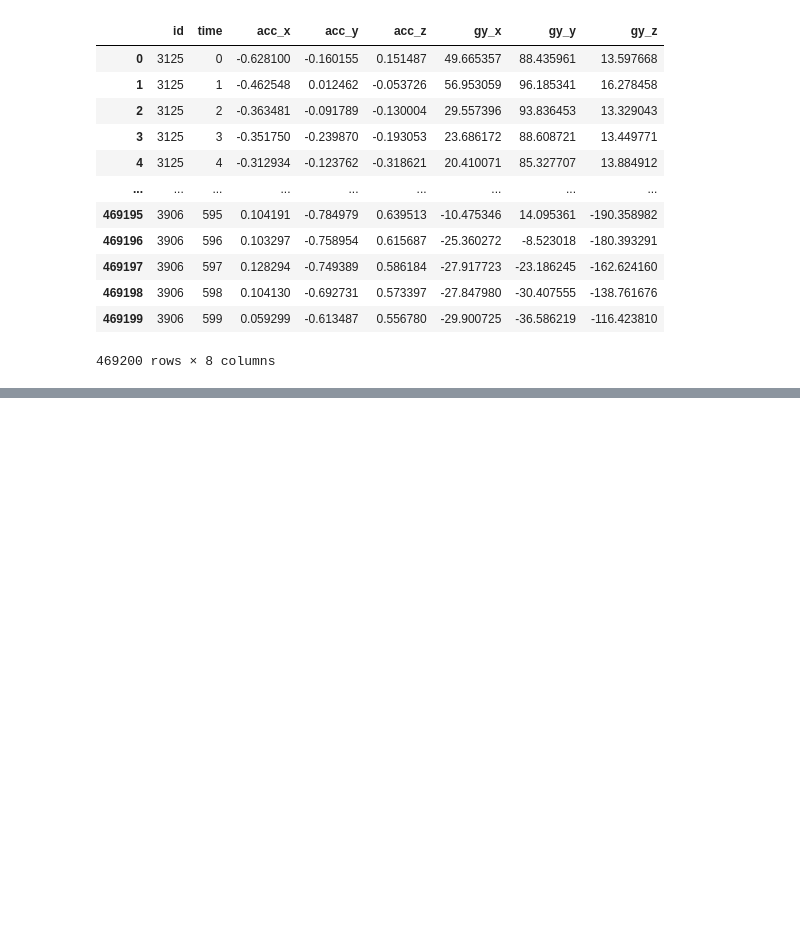
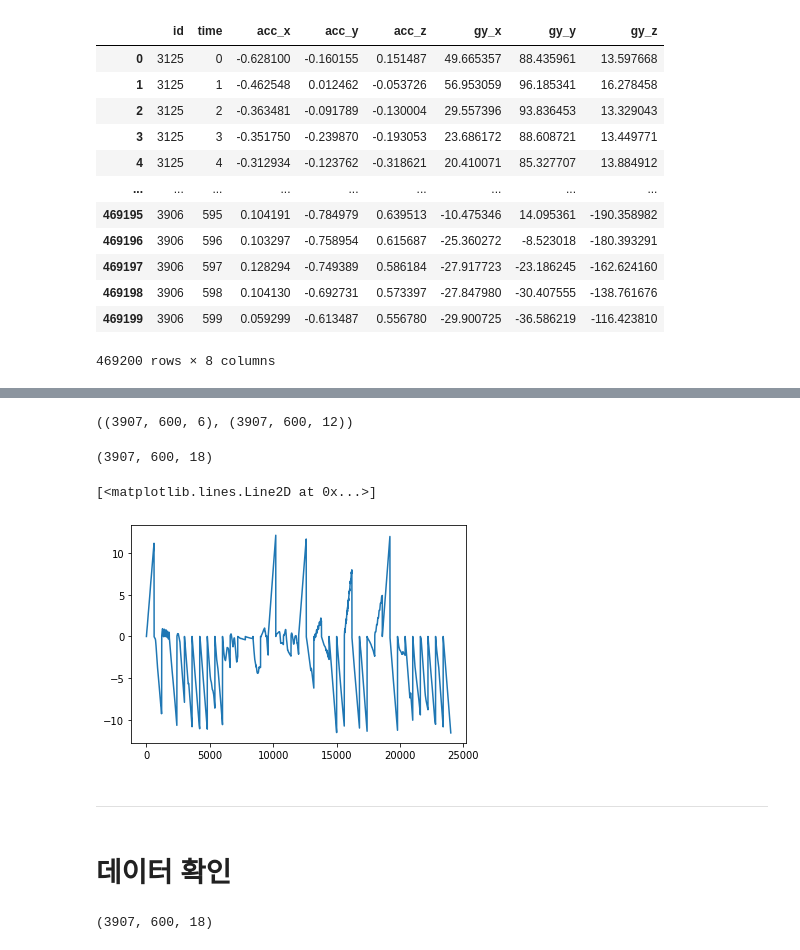
Before and after one commit to Kitsunetic/motion-classification-dacon, a Jupyter notebook: EDA.ipynb, the cells around one changed output, grey strips where cells are left out. Drawn from its saved outputs; the diff is of its cells as text; code cells hidden in the pictures; blank space fills up the shorter version.

```diff
--- a/EDA.ipynb
+++ b/EDA.ipynb
@@ -74,0 +156,3 @@ for i, name in enumerate(train_y.label_desc.unique(), 1):
+# %%
+X = np.stack(X).astype(np.float32)
+Y = np.stack(Y).astype(np.int64)
@@ -74,0 +163,8 @@ for i, name in enumerate(train_y.label_desc.unique(), 1):
+# %%
+print(f"{' ':8}{'max':>14}{'min':>14}{'mean':>14}{'std':>14}")
+for i, name in enumerate(columns):
+    print(
+        f"{name:8}:",
+        f"{X[..., i].max():12.4f}, {X[..., i].min():12.4f},",
+        f"{X[..., i].mean():12.4f}, {X[..., i].std():12.4f}",
+    )
@@ -74,0 +192,32 @@ for i, name in enumerate(train_y.label_desc.unique(), 1):
+# %%
+additives = []
+for j in tqdm(range(3907), total=3907, ncols=100):
+    x = X[j]
+    AVx, AVy, AVz, GVx, GVy, GVz = [0], [0], [0], [0], [0], [0]
+
+    for i in range(1, 600):
+        AVx.append(AVx[i - 1] + x[i - 1, 0] * 0.02)
+        AVy.append(AVy[i - 1] + x[i - 1, 1] * 0.02)
+        AVz.append(AVz[i - 1] + x[i - 1, 2] * 0.02)
+        GVx.append(GVx[i - 1] + x[i - 1, 3] * 0.02)
+        GVy.append(GVy[i - 1] + x[i - 1, 4] * 0.02)
+        GVz.append(GVz[i - 1] + x[i - 1, 5] * 0.02)
+
+    ADx, ADy, ADz, GDx, GDy, GDz = [0, 0], [0, 0], [0, 0], [0, 0], [0, 0], [0, 0]
+
+    for i in range(2, 600):
+        ADx.append(ADx[i - 1] + 0.02 * AVx[i - 2] + 0.0004 * x[i - 2, 0])
+        ADy.append(ADy[i - 1] + 0.02 * AVy[i - 2] + 0.0004 * x[i - 2, 1])
+        ADz.append(ADz[i - 1] + 0.02 * AVz[i - 2] + 0.0004 * x[i - 2, 2])
+        GDx.append(GDx[i - 1] + 0.02 * GVx[i - 2] + 0.0004 * x[i - 2, 3])
+        GDy.append(GDy[i - 1] + 0.02 * GVy[i - 2] + 0.0004 * x[i - 2, 4])
+        GDz.append(GDz[i - 1] + 0.02 * GVz[i - 2] + 0.0004 * x[i - 2, 5])
+
+    additive = np.array([AVx, AVy, AVz, GVx, GVy, GVz, ADx, ADy, ADz, GDx, GDy, GDz]).T
+    additives.append(additive)
+# %%
+additives = np.stack(additives)
+# %%
+X.shape, additives.shape
+# %% [output]
+((3907, 600, 6), (3907, 600, 12))
@@ -74,0 +226,17 @@ for i, name in enumerate(train_y.label_desc.unique(), 1):
+# %%
+X.shape
+# %% [output]
+(3907, 600, 18)
+# %%
+plt.plot(additives[:40, :, 0].flatten())
+# %% [output]
+[<matplotlib.lines.Line2D at 0x...>]
+[figure, added]
+# %% [markdown]
+---
+# %% [markdown]
+# 데이터 확인
+# %%
+X.shape
+# %% [output]
+(3907, 600, 18)
```
Also changed, not shown: parts of 37 cells of this notebook.
